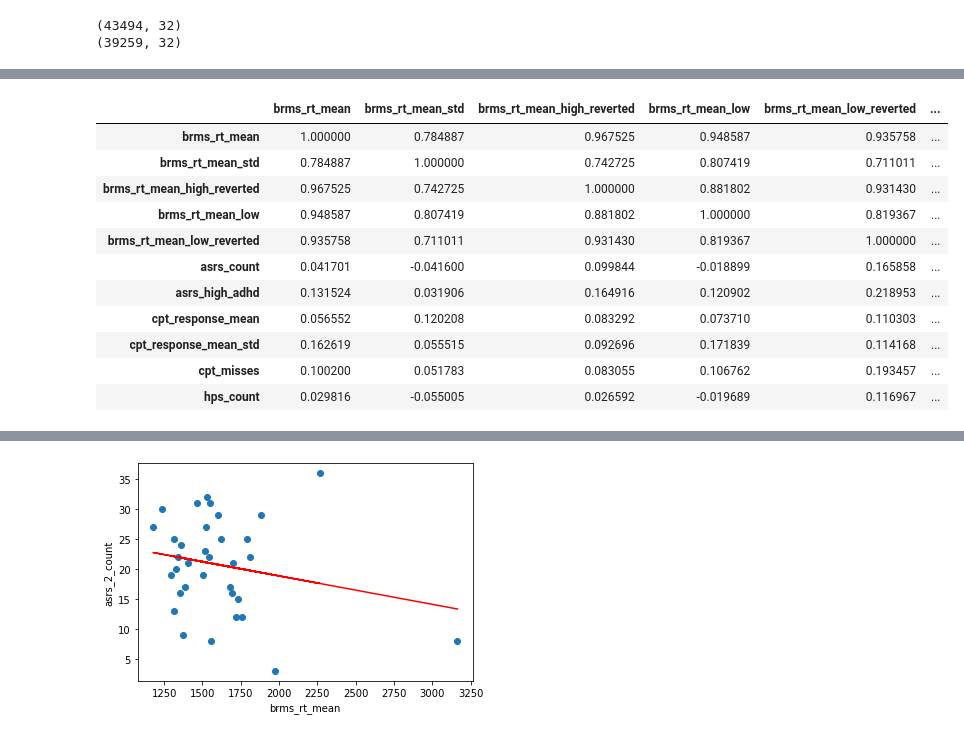
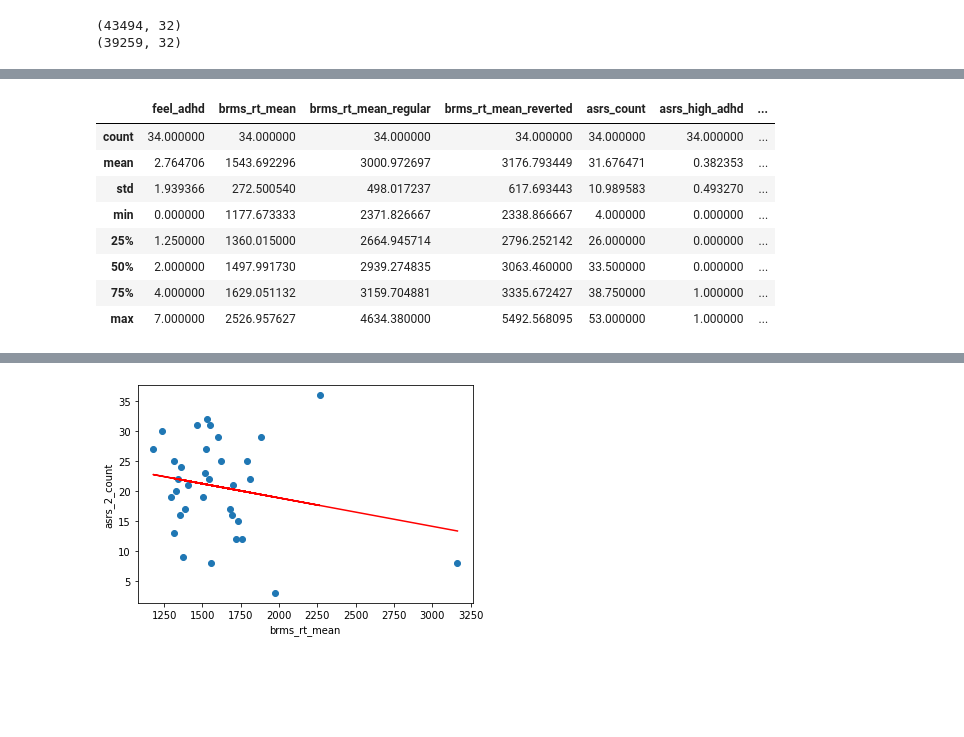
Before and after one commit to ConsciousLab/CptRmsAnalysis, a Jupyter notebook: main.ipynb, the cells around one changed output, grey strips where cells are left out. Cells and saved outputs as stored; diff of their text form; code cells hidden in the pictures; blank space fills up the shorter version.

```diff
--- a/main.ipynb
+++ b/main.ipynb
@@ -305,8 +389,0 @@ def get_rms_standards(brms_df):
-# %%
-def get_rms_values(single_df):
-    brms_df = get_rms_standards(get_brms_df(single_df))
-    rt_blocks_mean = brms_df.groupby('stimulus_block').rt
-    blocks_rt = rt_blocks_mean.apply(list)
-    return [brms_df.rt.mean(), brms_df.rt.std(),
-            statistics.mean(blocks_rt[0]), statistics.mean(blocks_rt[1]), statistics.mean(blocks_rt[2]), statistics.mean(blocks_rt[3]),
-            brms_df.stimulus_block, brms_df.shape[0]]
@@ -352,0 +392,20 @@ def get_rms_without_errors(single_df):
+# %%
+count = 0
+df_lst = []
+bad_boys_rms = []
+bad_boys_cpt = []
+peoples_lst = []
+one_df = pd.DataFrame()
+for index, row in df.iterrows():
+    if row['Unnamed: 0'] == 1 and not one_df.empty:
+        brms_missed = get_brms_missed_count(get_raw_rms_df(one_df))
+        cpt_false_answers = get_cpt_false_answers(one_df)
+        if cpt_false_answers > 34:
+            bad_boys_cpt.append(one_df)
+        elif brms_missed / 60 >= 0.15:
+            bad_boys_rms.append(one_df)
+        else:
+            df_lst.append(one_df)
+        peoples_lst.append(brms_missed / 60)
+        one_df = pd.DataFrame()
+    one_df = one_df.append(row)
@@ -427,0 +475,2 @@ def fix_heb_columns(df):
+# %%
+result_df['sub_regular_reverted'] = (result_df['brms_rt_mean_regular'] - result_df['brms_rt_mean_reverted'])
@@ -427,0 +536,5 @@ def fix_heb_columns(df):
+# %%
+result_df = result_df[result_df.cpt_response_mean < 3]
+graphs = sns.pairplot(result_df[['sub_regular_reverted','asrs_count','brms_rt_mean','cpt_response_mean', 'cpt_response_mean_std']], corner=True)
+graphs.map_lower(corrfunc)
+plt.show()
@@ -428,15 +574,12 @@ def fix_heb_columns(df):
 # %%
-result_df.corr()
+result_df.describe()
 # %% [output]
-|  | brms_rt_mean | brms_rt_mean_std | brms_rt_mean_high_reverted | brms_rt_mean_low | brms_rt_mean_low_reverted | ... |
-| brms_rt_mean | 1.000000 | 0.784887 | 0.967525 | 0.948587 | 0.935758 | ... |
-| brms_rt_mean_std | 0.784887 | 1.000000 | 0.742725 | 0.807419 | 0.711011 | ... |
-| brms_rt_mean_high_reverted | 0.967525 | 0.742725 | 1.000000 | 0.881802 | 0.931430 | ... |
-| brms_rt_mean_low | 0.948587 | 0.807419 | 0.881802 | 1.000000 | 0.819367 | ... |
-| brms_rt_mean_low_reverted | 0.935758 | 0.711011 | 0.931430 | 0.819367 | 1.000000 | ... |
-| asrs_count | 0.041701 | -0.041600 | 0.099844 | -0.018899 | 0.165858 | ... |
-| asrs_high_adhd | 0.131524 | 0.031906 | 0.164916 | 0.120902 | 0.218953 | ... |
-| cpt_response_mean | 0.056552 | 0.120208 | 0.083292 | 0.073710 | 0.110303 | ... |
-| cpt_response_mean_std | 0.162619 | 0.055515 | 0.092696 | 0.171839 | 0.114168 | ... |
-| cpt_misses | 0.100200 | 0.051783 | 0.083055 | 0.106762 | 0.193457 | ... |
-| hps_count | 0.029816 | -0.055005 | 0.026592 | -0.019689 | 0.116967 | ... |
+|  | feel_adhd | brms_rt_mean | brms_rt_mean_regular | brms_rt_mean_reverted | asrs_count | asrs_high_adhd | ... |
+| count | 34.000000 | 34.000000 | 34.000000 | 34.000000 | 34.000000 | 34.000000 | ... |
+| mean | 2.764706 | 1543.692296 | 3000.972697 | 3176.793449 | 31.676471 | 0.382353 | ... |
+| std | 1.939366 | 272.500540 | 498.017237 | 617.693443 | 10.989583 | 0.493270 | ... |
+| min | 0.000000 | 1177.673333 | 2371.826667 | 2338.866667 | 4.000000 | 0.000000 | ... |
+| 25% | 1.250000 | 1360.015000 | 2664.945714 | 2796.252142 | 26.000000 | 0.000000 | ... |
+| 50% | 2.000000 | 1497.991730 | 2939.274835 | 3063.460000 | 33.500000 | 0.000000 | ... |
+| 75% | 4.000000 | 1629.051132 | 3159.704881 | 3335.672427 | 38.750000 | 1.000000 | ... |
+| max | 7.000000 | 2526.957627 | 4634.380000 | 5492.568095 | 53.000000 | 1.000000 | ... |
```
Also changed, not shown: parts of 80 cells of this notebook, 8 other files.
